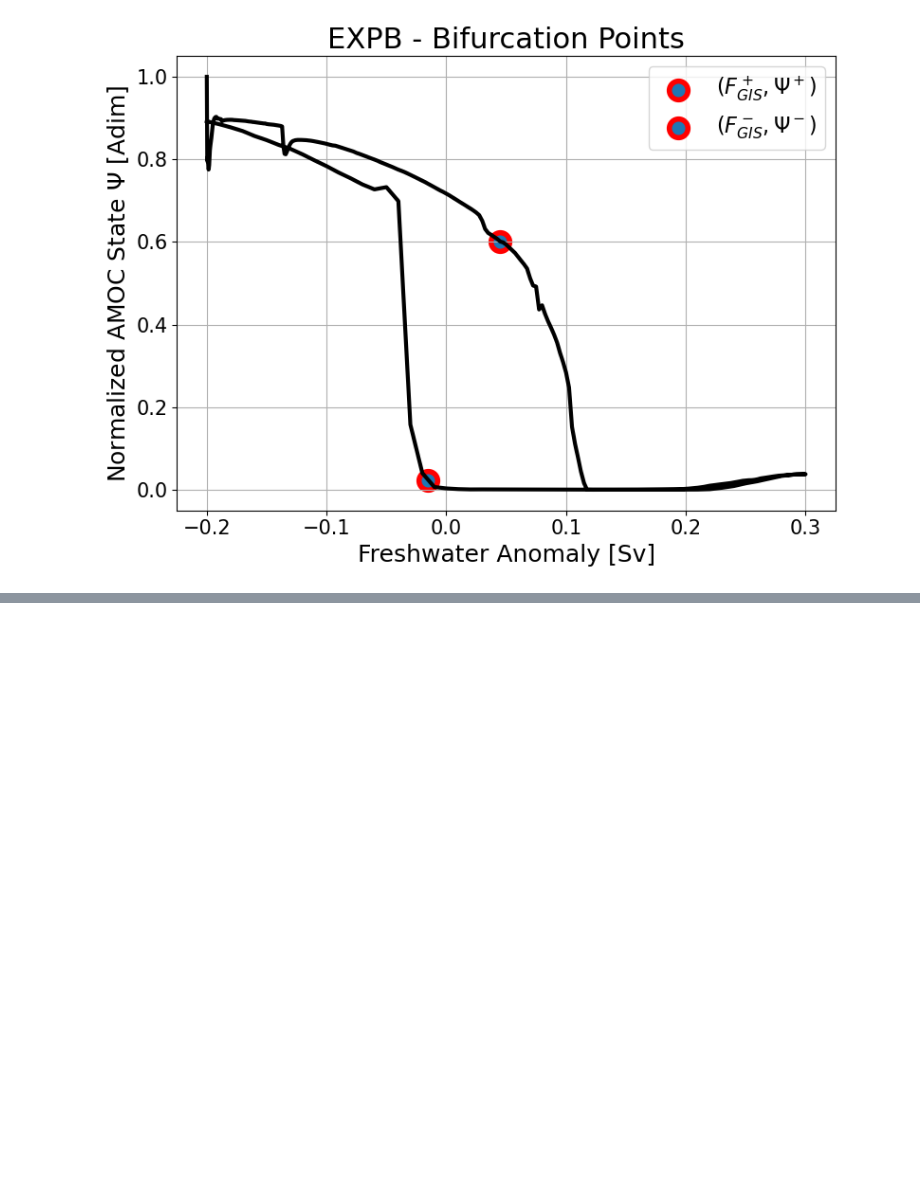
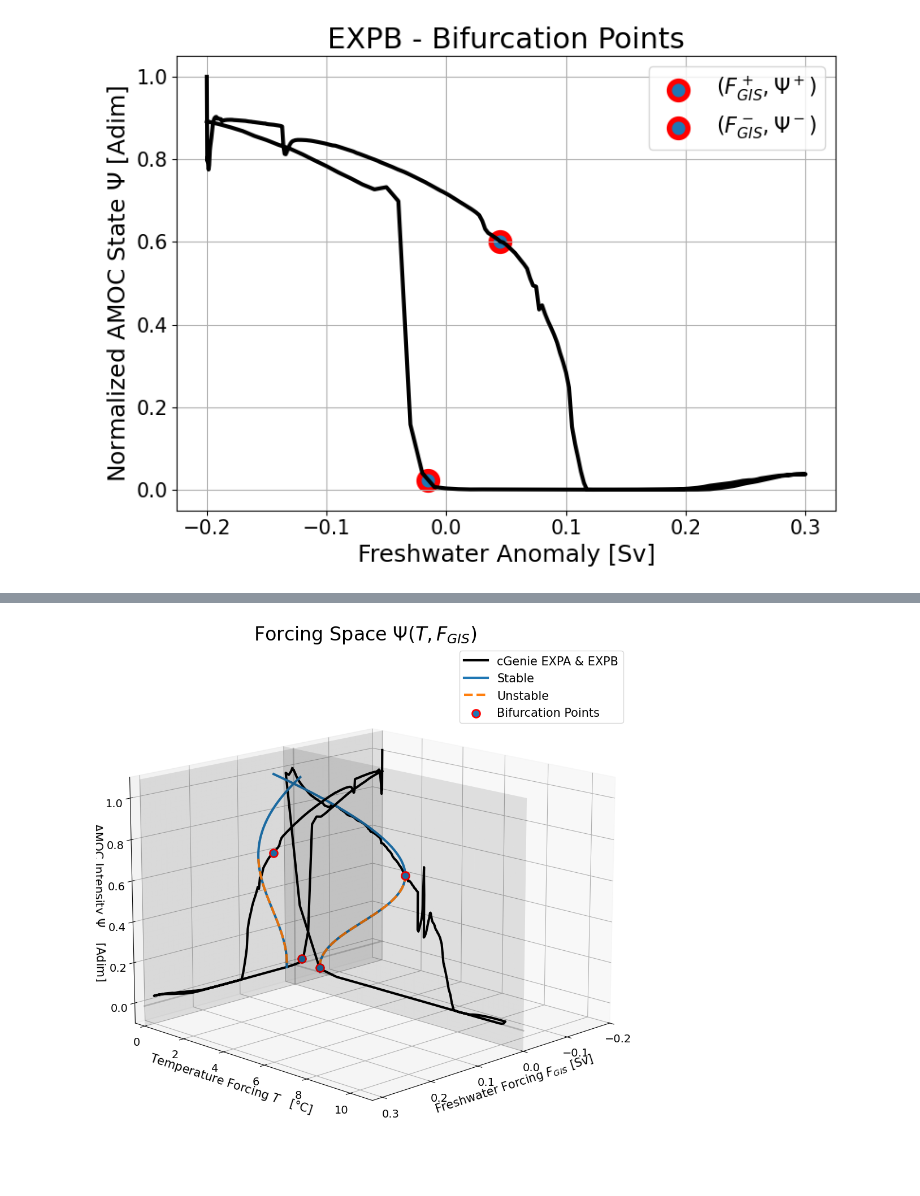
Before and after one commit to VUB-HYDR/2025_Laridon_etal_ORE, a Jupyter notebook: ATCM.ipynb, the cells around one changed output, grey strips where cells are left out. Saved outputs shown, nothing was run; the diff lists cells and outputs as text; code cells hidden in the pictures; blank space fills up the shorter version.

```diff
--- a/ATCM.ipynb
+++ b/ATCM.ipynb
@@ -1089,0 +1042,85 @@ NameError: name 'calib_module_GIS' is not defined
+# %%
+##### Generate data for the 3D plot #####
+N = 1000
+axis_F_GIS = np.linspace(-0.2,0.32,N)
+axis_T = np.linspace(-0.5,11,N)
+axis_Psi = np.linspace(-0.1,1.1,N)
+
+bif_extension = False
+psi_range = np.linspace(0,0.95,N)
+T_calib_module = (psi_range**3-a_AMOC*psi_range**2-b_AMOC*psi_range-c_AMOC-e_AMOC*F_GIS_cst_A)/d_AMOC
+if bif_extension:
+    M = 100
+    bif_ext = np.zeros(M)
+    T_calib_module = np.concatenate((T_calib_module, bif_ext))
+    psi_ext = np.zeros(M)
+    psi_range = np.concatenate((psi_range, psi_ext))
+    print(T_calib_module)
+    print(len(T_calib_module))
+F_GIS_calib_module = (psi_range**3-a_AMOC*psi_range**2-b_AMOC*psi_range-c_AMOC-d_AMOC*T_forcing_cst_B)/e_AMOC
+unstable_psi = np.linspace(cGenie_crit_params[1],cGenie_crit_params[0],N)
+
+
+##### Create a 3D plot #####
+fig = plt.figure(figsize=(10,10))
+ax = fig.add_subplot(111, projection='3d')
+ax.set_aspect('auto', adjustable='box')
+
+### Plot of the axis straight lines ###
+ax.plot3D(axis_F_GIS,np.zeros(N),np.zeros(N),lw=2,color='gray',alpha=0.4)
+ax.plot3D(np.zeros(N),axis_T,np.zeros(N),lw=2,color='gray',alpha=0.4)
+ax.plot3D(np.zeros(N),np.zeros(N),axis_Psi,lw=2,color='gray',alpha=0.4)
+
+### Plot of 2d plans ###
+## T plan ##
+plan_y = axis_T
+plan_z = axis_Psi
+plan_y, plan_z = np.meshgrid(plan_y,plan_z)
+plan_x = np.zeros_like(plan_y)
+ax.plot_surface(plan_x, plan_y, plan_z, color='black', alpha=0.1)
+## F_GIS plan ##
+plan_x = axis_F_GIS
+plan_z = axis_Psi
+plan_x, plan_z = np.meshgrid(plan_x,plan_z)
+plan_y = np.zeros_like(plan_x)
+ax.plot_surface(plan_x, plan_y, plan_z, color='black', alpha=0.1)
+
+### Plot of Temp Forcing Bifurcation Diagram (x=0) ###
+ax.plot(xs=np.zeros(len(norm_atl_max_overt_ExpA)),ys=global_sat_anomaly_cGenie,zs=norm_atl_max_overt_ExpA,zdir='z',color='black',label='cGenie EXPA & EXPB',lw=3)
+ax.plot(xs=np.zeros(len(T_calib_module)),ys=T_calib_module,zs=psi_range,color='tab:blue',label='Stable',lw=3)
+ax.plot(xs=np.zeros(len(T_unstable)),ys=T_unstable,zs=unstable_psi,linestyle='dashed',color='tab:orange',label='Unstable',lw=3)
+
+### Plot of F_GIS Forcing Bifurcation Diagram (y=0) ###
+ax.plot(xs=hosing_forcing_it,ys=np.zeros(len(hosing_forcing_it)),zs=norm_atl_max_overt_ExpB,zdir='z',color='black',lw=3)
+ax.plot(xs=F_GIS_calib_module,ys=np.zeros(len(F_GIS_calib_module)),zs=psi_range,color='tab:blue',lw=3)
+ax.plot(xs=FGIS_unstable,ys=np.zeros(len(FGIS_unstable)),zs=unstable_psi,linestyle='dashed',color='tab:orange',lw=3)
+
+### Plot of the bifurcations points ###
+plot_bifu_points = True
+if plot_bifu_points:
+    ax.scatter(xs=0,ys=Tp,zs=Psip,marker='o', color="#1f77b4",linewidths=2,s=100, edgecolors="red", label='Bifurcation Points')
+    ax.scatter(xs=0,ys=Tm,zs=Psim,marker='o', color="#1f77b4",linewidths=2,s=100, edgecolors="red")
+    ax.scatter(xs=FGISp,ys=0,zs=Psip,marker='o', color="#1f77b4",linewidths=2,s=100, edgecolors="red")
+    ax.scatter(xs=FGISm,ys=0,zs=Psim,marker='o', color="#1f77b4",linewidths=2,s=100, edgecolors="red")
+#### Cosmetics ####
+## Add labels and title for the 3D plot ##
+ax.set_xlabel('Freshwater Forcing '+r'$F_{GIS}$ [Sv]',fontsize=15)
+ax.set_ylabel('Temperature Forcing '+r'$ T\quad$[°C]',fontsize=15)
+ax.set_zlabel('AMOC Intensity '+r'$\Psi\quad$ [Adim]',fontsize=15)
+ax.set_xlim(axis_F_GIS[0],axis_F_GIS[-1])
+ax.set_ylim(axis_T[0],axis_T[-1])
+ax.set_zlim(axis_Psi[0],axis_Psi[-1])
+ax.set_title('Forcing Space '+r'$\Psi(T,F_{GIS})$',size=24)
+
+#### Show the plot ####
+plt.tick_params(axis='both',labelsize=14)
+ax.legend(fontsize=15)
+plt.tight_layout()
+#ax.view_init(elev=10,azim=0) # view v1
+#ax.view_init(elev=10,azim=20) # view v2
+ax.view_init(elev=15,azim=45) # view v3
+ax.dist = 10.5
+plt.savefig(figures_path+'forcing_Space_T&FGIS',dpi=400)
+plt.show()
+# %% [output]
+[figure, added]
```
Also changed, not shown: parts of 40 cells of this notebook, 9 other files.
